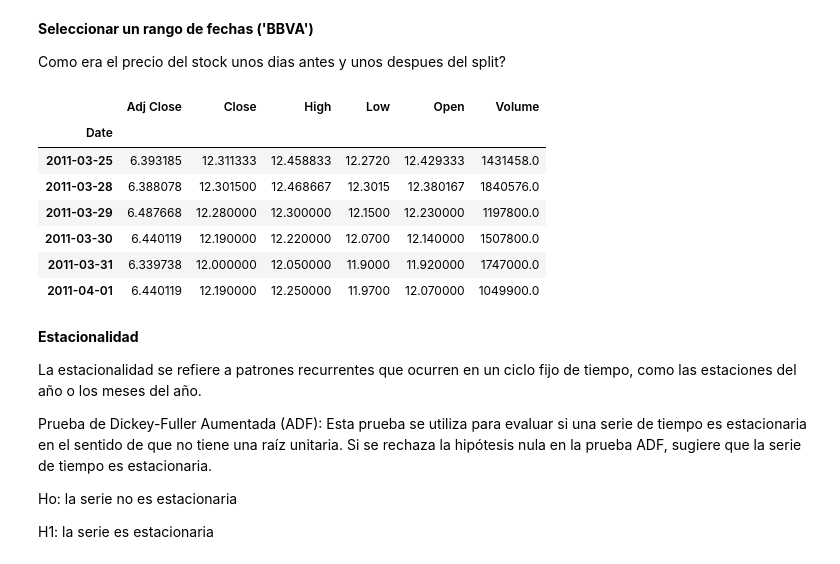
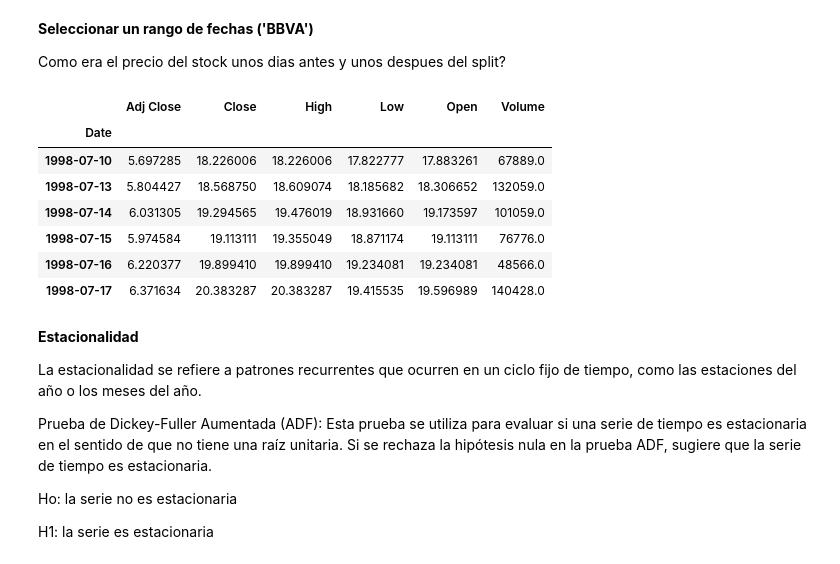
Before and after one commit to venidaydream/Intro_to_Big_Data, a Jupyter notebook: big_data_3_entrega_IBEX35.ipynb, the cells around one changed output. Drawn from its saved outputs; the diff is of its cells as text; code cells hidden in the pictures.

```diff
--- a/big_data_3_entrega_IBEX35.ipynb
+++ b/big_data_3_entrega_IBEX35.ipynb
@@ -334,23 +358,23 @@ split1.xs('BBVA', level=1, axis=1)
 
 Como era el precio del stock unos dias antes y unos despues del split?
 # %%
-fecha = pd.to_datetime('2011-03-29')
+fecha = pd.to_datetime('1998-07-14')
 
 inicio = fecha - pd.DateOffset(4)
 fin = fecha + pd.DateOffset(3)
 
 # Utilizar selección para filtrar el rango de fechas
 datos_seleccionados = stocks_dates.loc[inicio:fin]
 datos_seleccionados.xs('BBVA', level=1, axis=1)
 # %% [output]
 |  | Adj Close | Close | High | Low | Open | Volume |
 | Date |  |  |  |  |  |  |
-| 2011-03-25 | 6.393185 | 12.311333 | 12.458833 | 12.2720 | 12.429333 | 1431458.0 |
-| 2011-03-28 | 6.388078 | 12.301500 | 12.468667 | 12.3015 | 12.380167 | 1840576.0 |
-| 2011-03-29 | 6.487668 | 12.280000 | 12.300000 | 12.1500 | 12.230000 | 1197800.0 |
-| 2011-03-30 | 6.440119 | 12.190000 | 12.220000 | 12.0700 | 12.140000 | 1507800.0 |
-| 2011-03-31 | 6.339738 | 12.000000 | 12.050000 | 11.9000 | 11.920000 | 1747000.0 |
-| 2011-04-01 | 6.440119 | 12.190000 | 12.250000 | 11.9700 | 12.070000 | 1049900.0 |
+| 1998-07-10 | 5.697285 | 18.226006 | 18.226006 | 17.822777 | 17.883261 | 67889.0 |
+| 1998-07-13 | 5.804427 | 18.568750 | 18.609074 | 18.185682 | 18.306652 | 132059.0 |
+| 1998-07-14 | 6.031305 | 19.294565 | 19.476019 | 18.931660 | 19.173597 | 101059.0 |
+| 1998-07-15 | 5.974584 | 19.113111 | 19.355049 | 18.871174 | 19.113111 | 76776.0 |
+| 1998-07-16 | 6.220377 | 19.899410 | 19.899410 | 19.234081 | 19.234081 | 48566.0 |
+| 1998-07-17 | 6.371634 | 20.383287 | 20.383287 | 19.415535 | 19.596989 | 140428.0 |
 # %% [markdown]
 **Estacionalidad**
 
```
Also changed, not shown: parts of 14 cells of this notebook.
